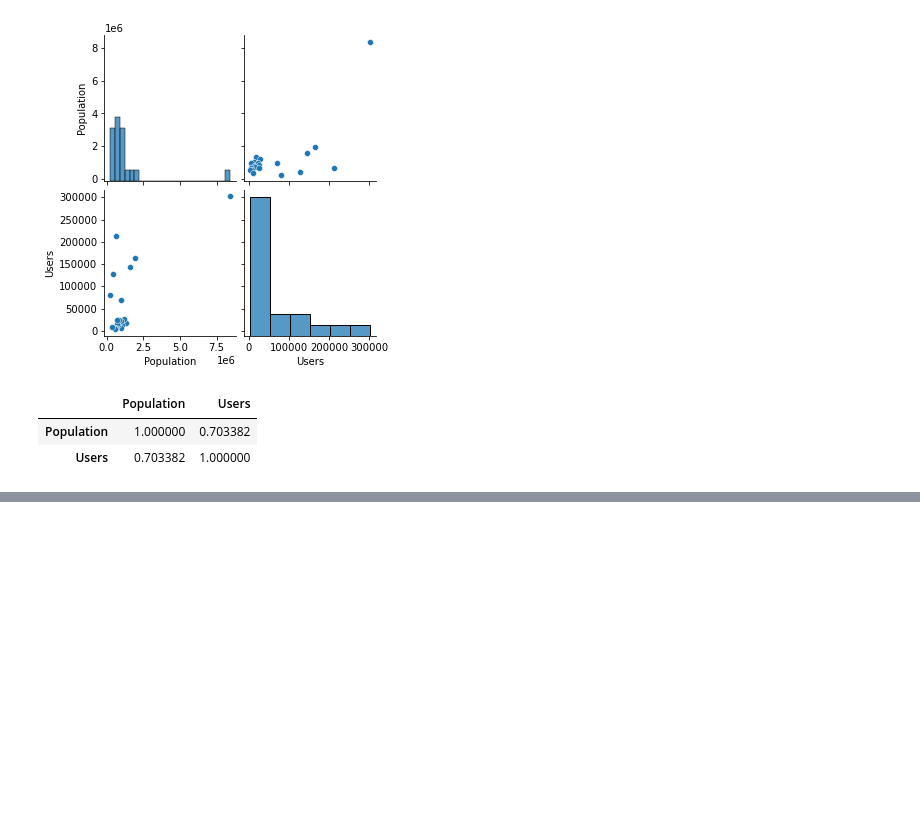
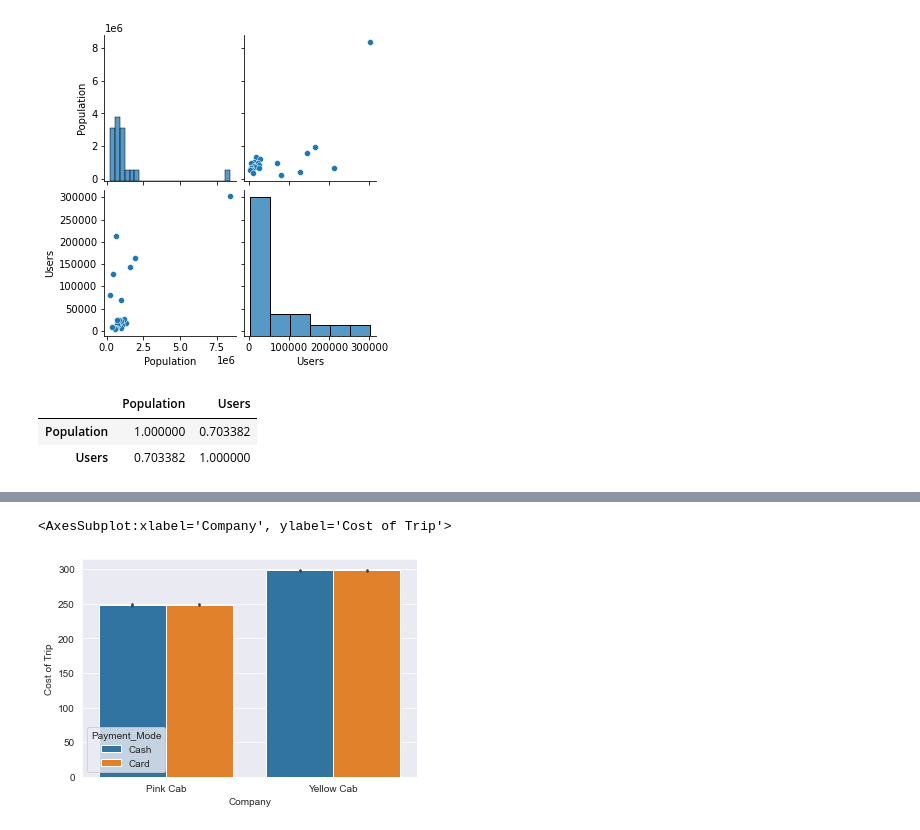
Before and after one commit to Judetheory/Cab_data_business_Analysis, a Jupyter notebook: cab_data.ipynb, the cells around one changed output, grey strips where cells are left out. Saved outputs shown, nothing was run; the diff lists cells and outputs as text; code cells hidden in the pictures; blank space fills up the shorter version.

```diff
--- a/cab_data.ipynb
+++ b/cab_data.ipynb
@@ -306,0 +394,5 @@ Statistical Description of Columns
+# %%
+sns.barplot(x='Company',y='Cost of Trip',data=data, hue='Payment_Mode')
+# %% [output]
+<AxesSubplot:xlabel='Company', ylabel='Cost of Trip'>
+[figure, added]
```
Also changed, not shown: parts of 9 cells of this notebook.
